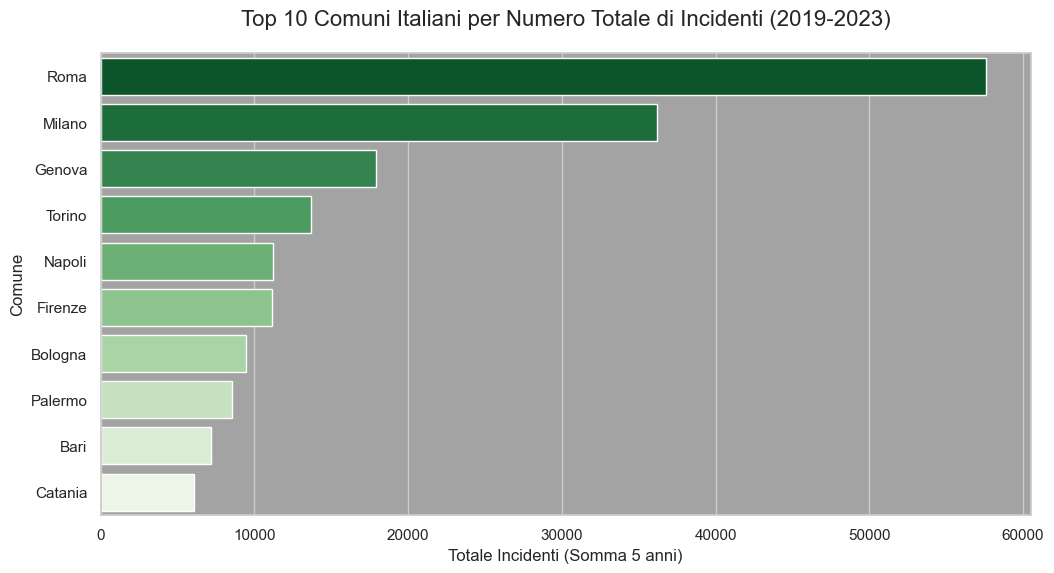
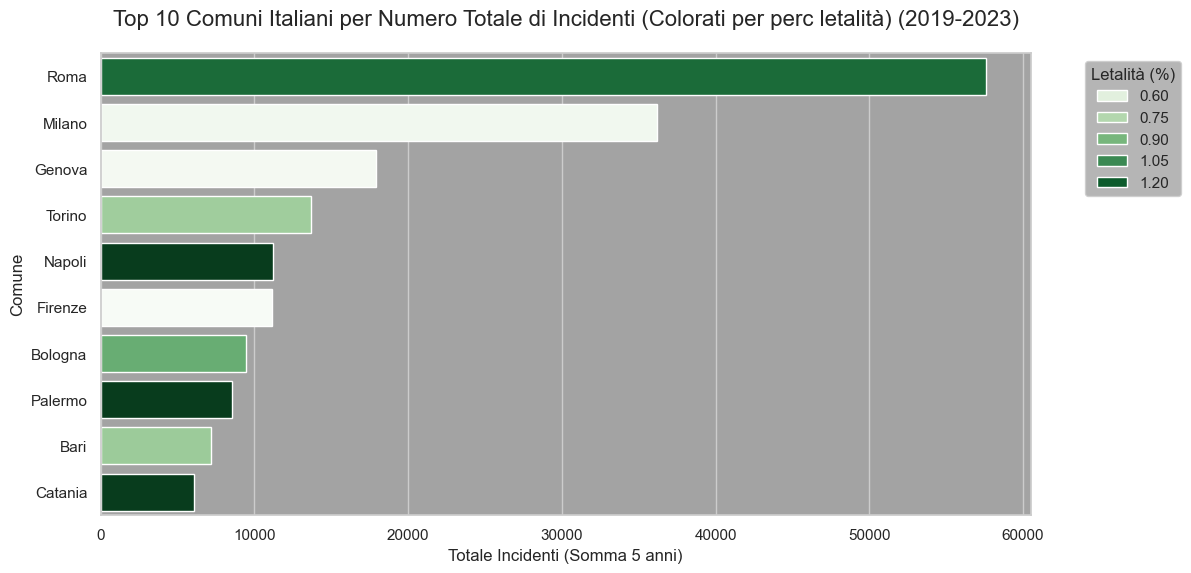
Unified diff of the notebook cell whose output changed from the first chart to the second:
--- before
+++ after
@@ -7,12 +7,15 @@
     x='Totale_Incidenti', 
     y='Nome_Comune',
-    hue='Nome_Comune',
-    palette='Greens_r',
-    legend=False
+    hue='Indice_Gravita_Perc',
+    palette='Greens',
+    dodge=False
 )
 
-plt.title('Top 10 Comuni Italiani per Numero Totale di Incidenti (2019-2023)', fontsize=16, pad=20)
+plt.title('Top 10 Comuni Italiani per Numero Totale di Incidenti (Colorati per perc letalità) (2019-2023)', fontsize=16, pad=20)
 plt.xlabel('Totale Incidenti (Somma 5 anni)', fontsize=12)
 plt.ylabel('Comune', fontsize=12)
 
+# ho voluto sistemare la posizione della legenda.
+plt.legend(title='Letalità (%)', bbox_to_anchor=(1.05, 1), loc='upper left')
+
 plt.show()

Commit: Aggiornamento_BarChart1_perc_letalita